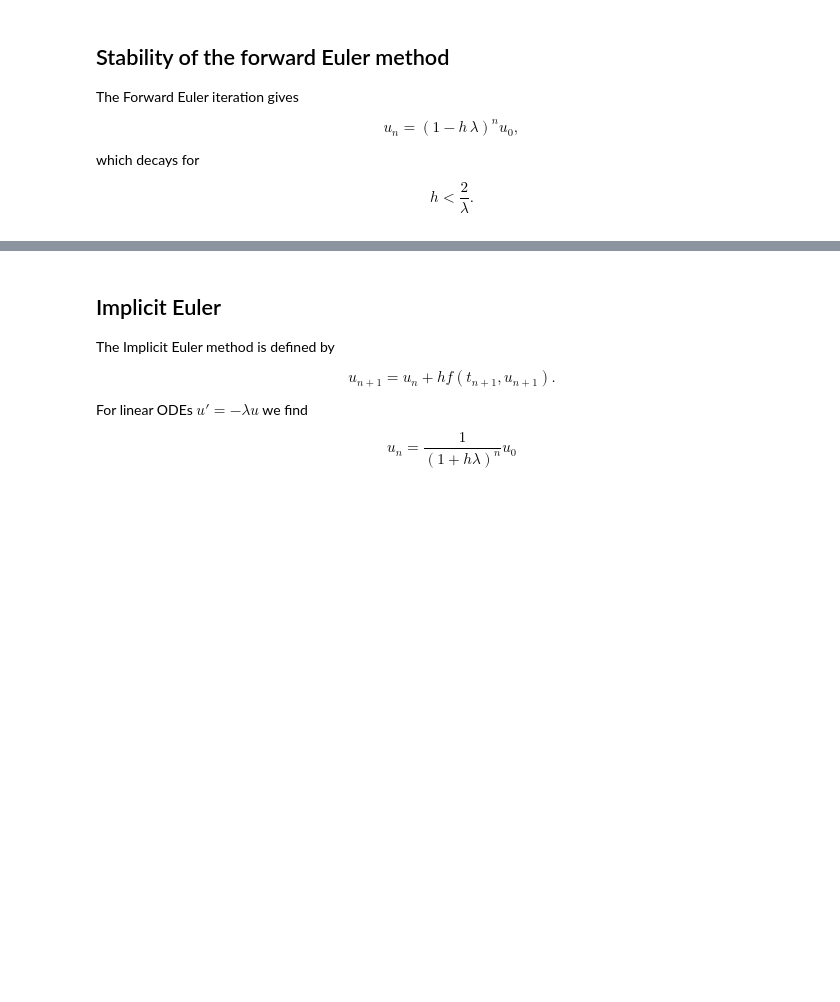
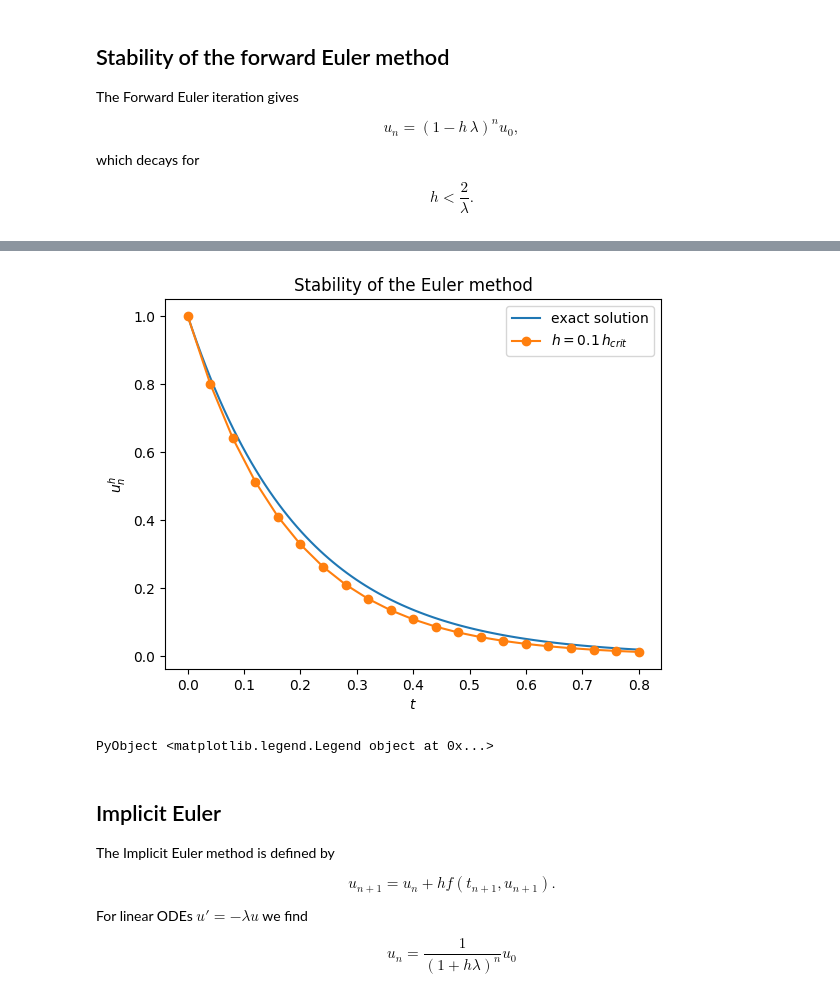
Before and after one commit to mitmath/18330, a Jupyter notebook: 03_Solving_ODEs.ipynb, the cells around one changed output, grey strips where cells are left out. Drawn from its saved outputs; the diff is of its cells as text; code cells hidden in the pictures; blank space fills up the shorter version.

```diff
--- a/03_Solving_ODEs.ipynb
+++ b/03_Solving_ODEs.ipynb
@@ -199,18 +201,21 @@ ts, us_euler_good = euler_method(f, 0.0, 1.0, 0.1h_crit, 20)
 # %%
 figure()
 
 plot(ts_exact, us_exact, label="exact solution")
 
-plot(ts, us_euler_crit, "o-", label=L"h = h_{crit}")
+# plot(ts, us_euler_crit, "o-", label=L"h = h_{crit}")
 # plot(ts, us_euler_crit_above, "o-", label=L"h = 1.2\, h_{crit}")
 # plot(ts, us_euler_crit_below, "o-", label=L"h = 0.8\, h_{crit}")
-# plot(ts, us_euler_good, "o-", label=L"h = 0.1\, h_{crit}")
+plot(ts, us_euler_good, "o-", label=L"h = 0.1\, h_{crit}")
 
 title("Stability of the Euler method")
 xlabel(L"t")
 ylabel(L"u_n^h")
 
 legend()
+# %% [output]
+[figure, added]
+PyObject <matplotlib.legend.Legend object at 0x...>
 # %% [markdown]
 Implicit Euler
 ---
```
Also changed, not shown: parts of 13 cells of this notebook.
